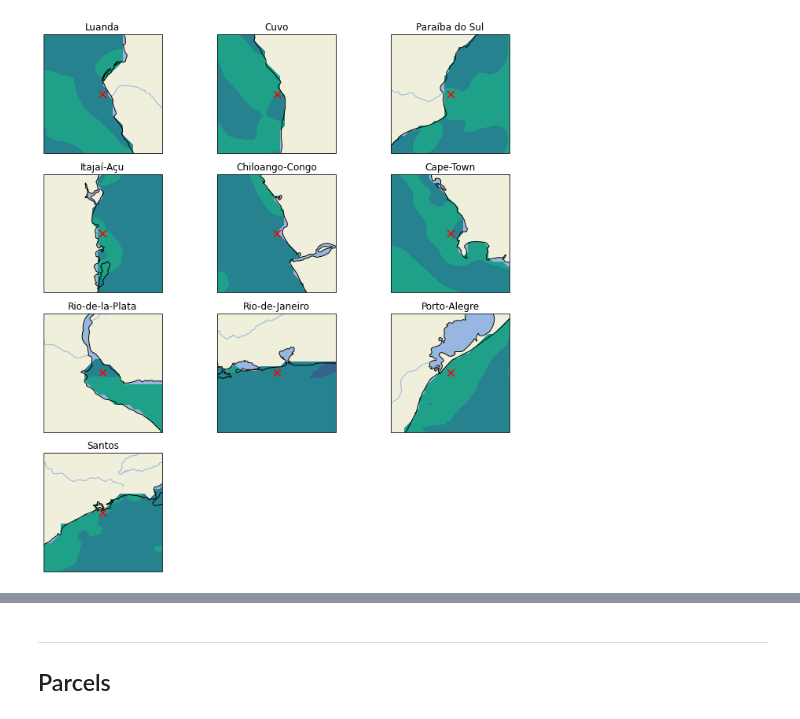
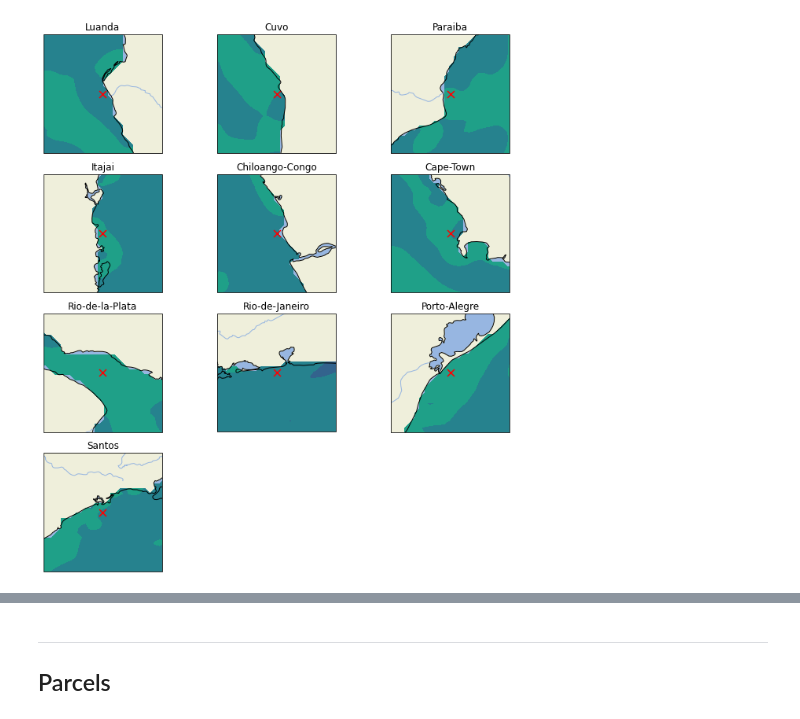
Before and after one commit to OceanParcels/BayesianAnalysis_SouthAtlantic, a Jupyter notebook: notebooks/model_setup.ipynb, the cells around one changed output, grey strips where cells are left out. Drawn from its saved outputs; the diff is of its cells as text; code cells hidden in the pictures.

Commit message:
Fix parcel origins.

```diff
--- a/notebooks/model_setup.ipynb
+++ b/notebooks/model_setup.ipynb
@@ -21,29 +21,40 @@ river_sources = pickle.load(infile)
 # %%
 smoc = xr.open_dataset('../data/mercatorpsy4v3r1_gl12_mean_20180101_R20180110.nc')
+# %%
+parcels_origin = {'Luanda': (-9.3, 13.),
+                 'Cuvo': (-10.87917, 13.7),
+                 'Paraiba': (-21.6208, -40.9),
+                 'Itajai': (-26.9125, -48.5),
+                 'Chiloango-Congo': (-5.6442, 12.05),
+                 'Cape-Town': (-33.93, 18.2),
+                 'Rio-de-la-Plata': (-34.8, -57.2),
+                 'Rio-de-Janeiro': (-23.1, -43.32083),
+                 'Porto-Alegre': (-32.15, -51.9),
+                 'Santos': (-24.15, -46.2958)}
 # %%
 fig,ax = plt.subplots(ncols=3,nrows=4,figsize=(10,10),
                       subplot_kw={'projection': ccrs.PlateCarree()})
 r = 1
 i = 0
-for k, loc in enumerate(river_sources):
+for k, loc in enumerate(parcels_origin):
     j = k%3
-    lat_BA, lon_BA = river_sources[loc]
+    lat_BA, lon_BA = parcels_origin[loc]
 
     ax[i,j].set_extent([lon_BA-r, lon_BA+r, lat_BA-r, lat_BA+r], crs=ccrs.PlateCarree())
     ax[i,j].add_feature(cfeature.OCEAN)
     ax[i,j].add_feature(cfeature.LAND)
     ax[i,j].add_feature(cfeature.COASTLINE)
     ax[i,j].add_feature(cfeature.RIVERS)
     ax[i,j].set_title(loc)
 
     ax[i,j].contourf(smoc['longitude'], smoc['latitude'], smoc['uo'][0,0],
              transform=ccrs.PlateCarree())
     ax[i,j].scatter(lon_BA, lat_BA, s=80, marker='x', color='red')
     if j%3 == 2: i+=1
 
 plt.tight_layout()
 
 ax[3,1].remove()
 ax[3,2].remove()
 # %% [output]
-[figure, old version]
+[figure, new version]
```
Also changed, not shown: parts of 3 cells of this notebook, 2 other files.
